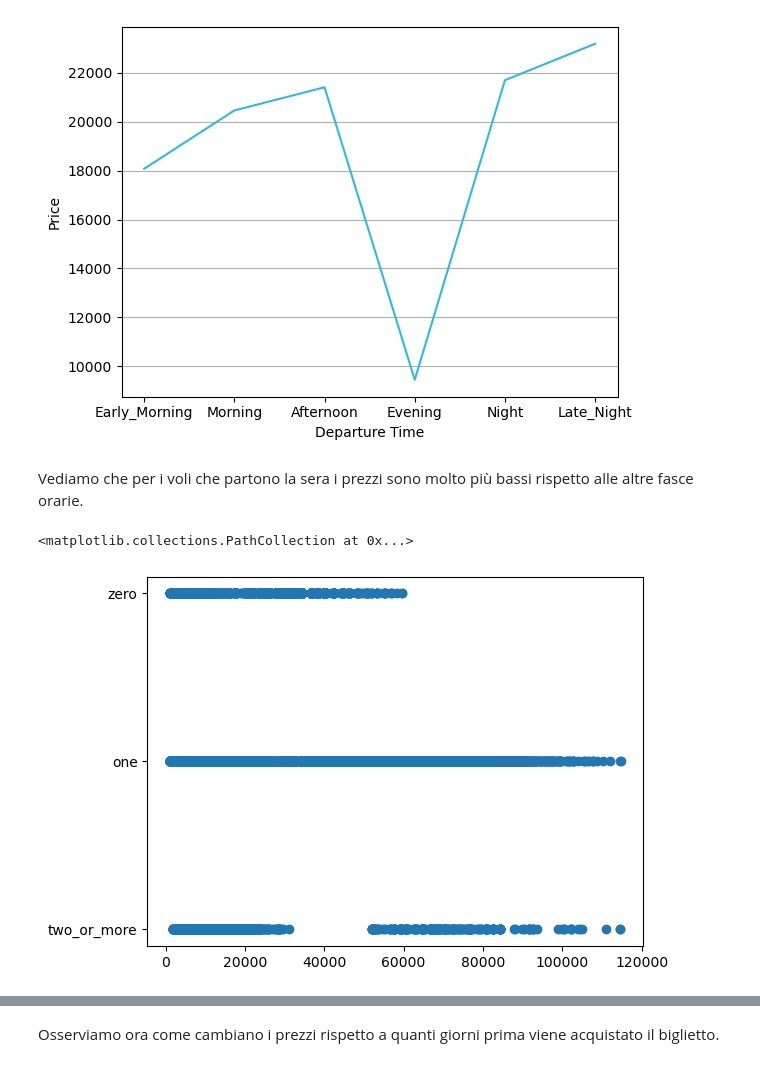
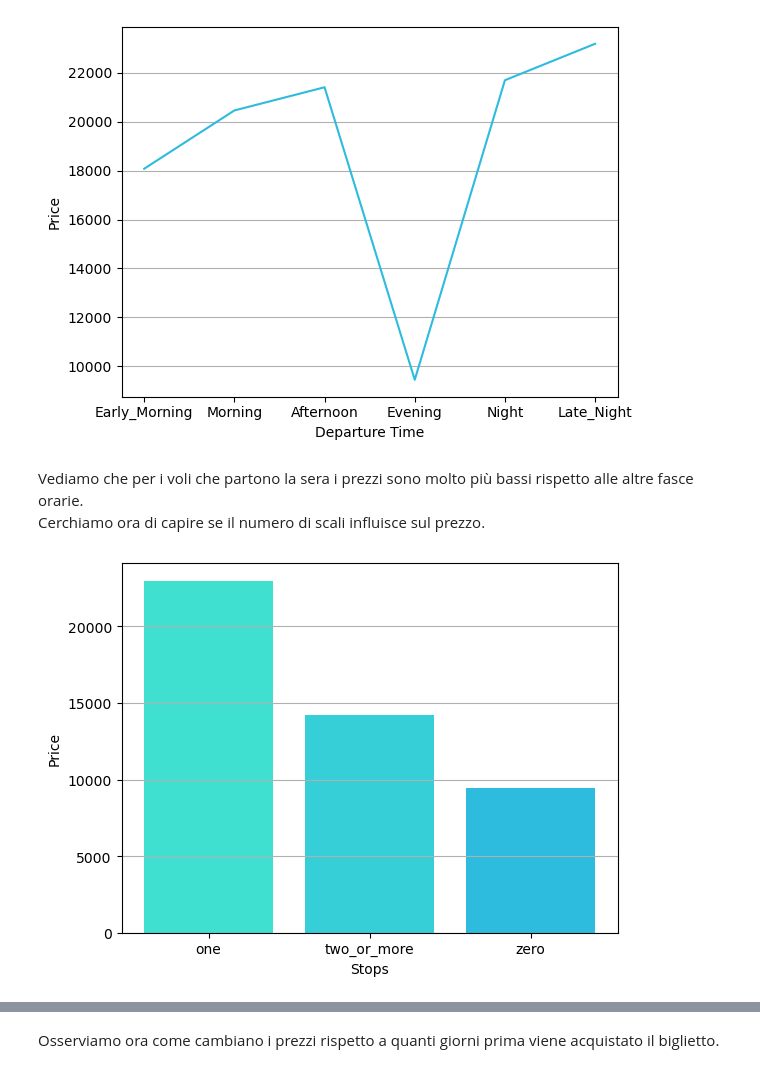
Before and after one commit to AivAiv/Flight_Price_Prediction, a Jupyter notebook: Progetto Programmazione Data Intensive.ipynb, the cells around one changed output, grey strips where cells are left out. Cells and saved outputs as stored; diff of their text form; code cells hidden in the pictures.

```diff
--- a/Progetto Programmazione Data Intensive.ipynb
+++ b/Progetto Programmazione Data Intensive.ipynb
@@ -225,8 +253,14 @@ plt.show()
 [figure]
 # %% [markdown]
 Vediamo che per i voli che partono la sera i prezzi sono molto più bassi rispetto alle altre fasce orarie.
+Cerchiamo ora di capire se il numero di scali influisce sul prezzo.
 # %%
-plt.scatter(x = dataset["price"], y = dataset["stops"])
+stops_price = dataset.groupby('stops')['price'].mean().reset_index()
+
+plt.bar(stops_price['stops'], stops_price["price"], color = colors)
+plt.xlabel("Stops")
+plt.ylabel("Price")
+plt.grid(axis='y')
+plt.show()
 # %% [output]
-<matplotlib.collections.PathCollection at 0x...>
-[figure, old version]
+[figure, new version]
```
Also changed, not shown: parts of 13 cells of this notebook.
